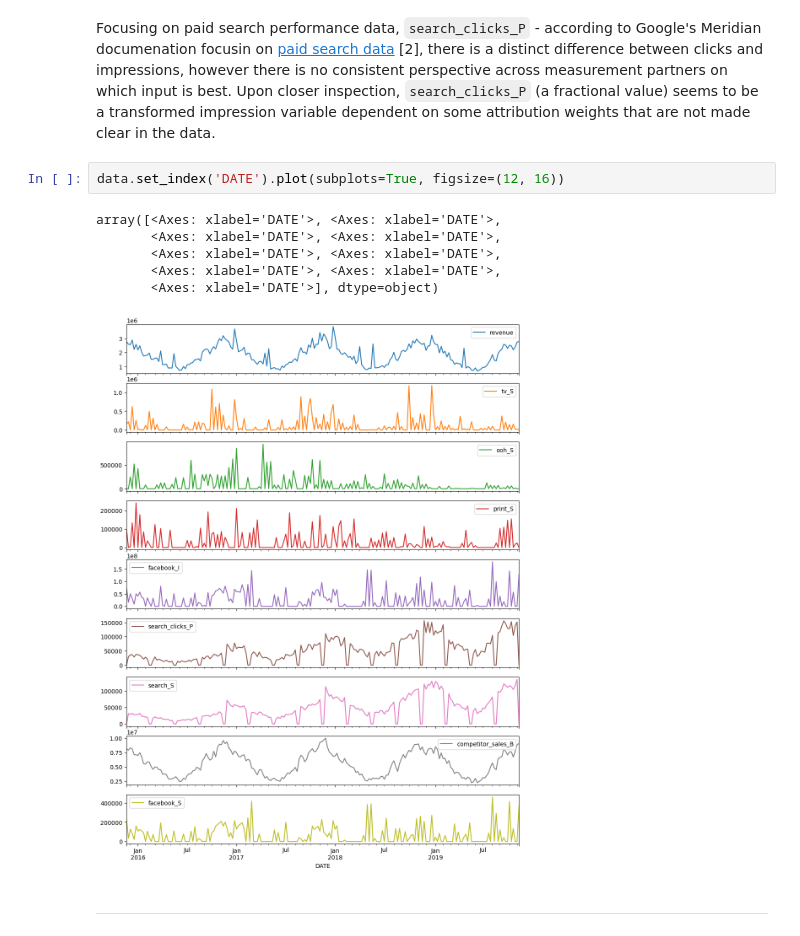
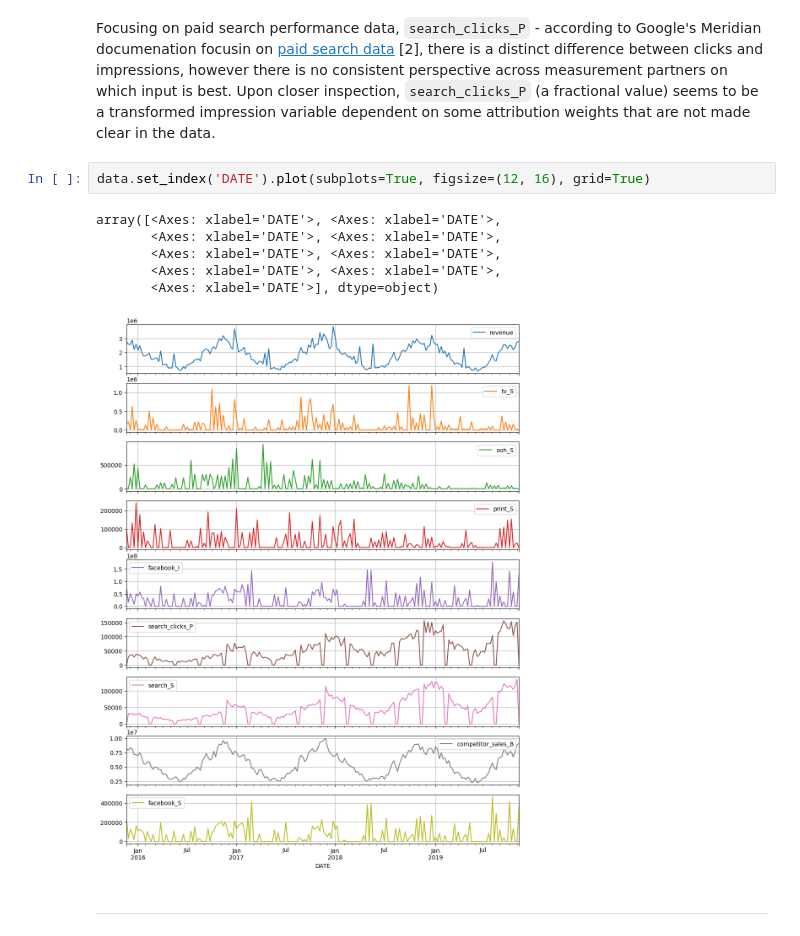
Before and after one commit to UmbertoFasci/MMM-bayesian-prior-analysis, a Jupyter notebook: MMM_Bayesian_Prior_Analysis.ipynb, the cells around one changed output. Cells and saved outputs as stored; diff of their text form.

Commit message:
update exp plot with grid, one year verticals

```diff
--- a/MMM_Bayesian_Prior_Analysis.ipynb
+++ b/MMM_Bayesian_Prior_Analysis.ipynb
@@ -87,14 +87,14 @@ media_channels = ['tv_S', 'ooh_S', 'print_S', 'search_S', 'facebook_S']
 # %% [markdown]
 Focusing on paid search performance data, `search_clicks_P` - according to Google's Meridian documenation focusin on [paid search data](https://developers.google.com/meridian/docs/basics/paid-search#using-clicks-or-impressions) [2], there is a distinct difference between clicks and impressions, however there is no consistent perspective across measurement partners on which input is best. Upon closer inspection, `search_clicks_P` (a fractional value) seems to be a transformed impression variable dependent on some attribution weights that are not made clear in the data.
 # %%
-data.set_index('DATE').plot(subplots=True, figsize=(12, 16))
+data.set_index('DATE').plot(subplots=True, figsize=(12, 16), grid=True)
 # %% [output]
 array([<Axes: xlabel='DATE'>, <Axes: xlabel='DATE'>,
        <Axes: xlabel='DATE'>, <Axes: xlabel='DATE'>,
        <Axes: xlabel='DATE'>, <Axes: xlabel='DATE'>,
        <Axes: xlabel='DATE'>, <Axes: xlabel='DATE'>,
        <Axes: xlabel='DATE'>], dtype=object)
-[figure, old version]
+[figure, new version]
 # %% [markdown]
 
 
```
